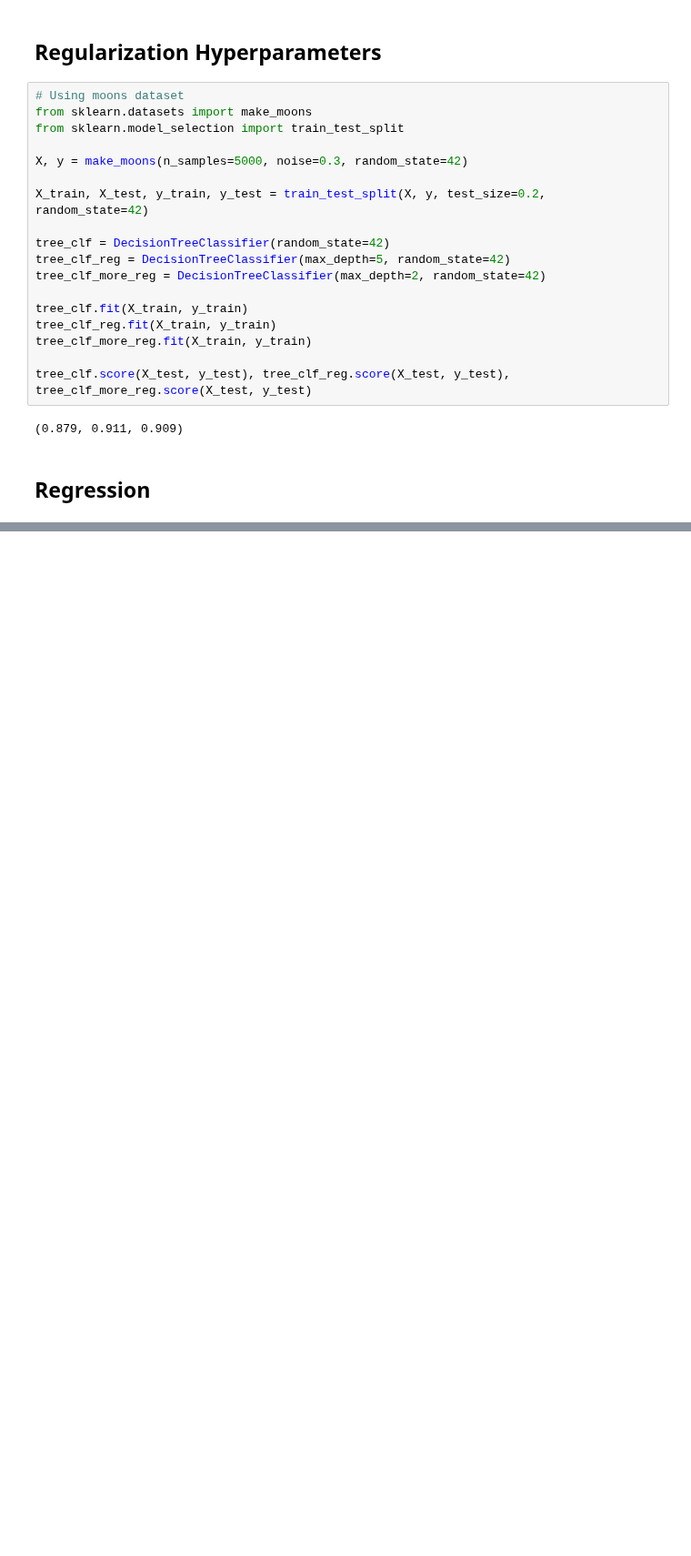
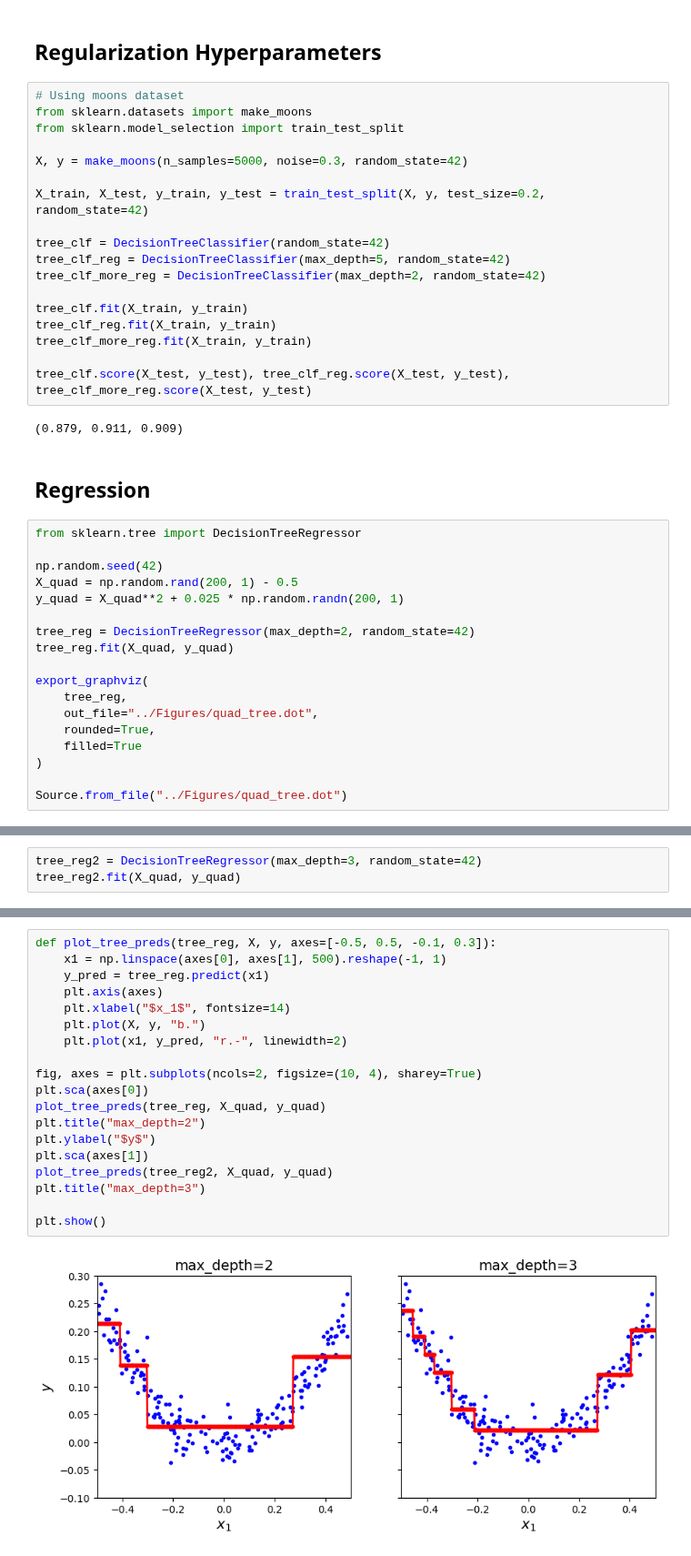
Before and after one commit to MrIsCM/Learning-Machine-Learning, a Jupyter notebook: Notebooks/06_Decision_trees.ipynb, the cells around one changed output, grey strips where cells are left out. Shown at 91% size. Saved outputs shown, nothing was run; the diff lists cells and outputs as text; blank space fills up the shorter version.

```diff
--- a/Notebooks/06_Decision_trees.ipynb
+++ b/Notebooks/06_Decision_trees.ipynb
@@ -127,3 +126,21 @@ tree_clf.score(X_test, y_test), tree_clf_reg.score(X_test, y_test), tree_clf_mor
 (0.879, 0.911, 0.909)
 # %% [markdown]
 ## Regression
+# %%
+from sklearn.tree import DecisionTreeRegressor
+
+np.random.seed(42)
+X_quad = np.random.rand(200, 1) - 0.5
+y_quad = X_quad**2 + 0.025 * np.random.randn(200, 1)
+
+tree_reg = DecisionTreeRegressor(max_depth=2, random_state=42)
+tree_reg.fit(X_quad, y_quad)
+
+export_graphviz(
+	tree_reg,
+	out_file="../Figures/quad_tree.dot",
+	rounded=True,
+	filled=True
+)
+
+Source.from_file("../Figures/quad_tree.dot")
@@ -129,0 +149,3 @@ tree_clf.score(X_test, y_test), tree_clf_reg.score(X_test, y_test), tree_clf_mor
+# %%
+tree_reg2 = DecisionTreeRegressor(max_depth=3, random_state=42)
+tree_reg2.fit(X_quad, y_quad)
@@ -129,0 +162,21 @@ tree_clf.score(X_test, y_test), tree_clf_reg.score(X_test, y_test), tree_clf_mor
+# %%
+def plot_tree_preds(tree_reg, X, y, axes=[-0.5, 0.5, -0.1, 0.3]):
+	x1 = np.linspace(axes[0], axes[1], 500).reshape(-1, 1)
+	y_pred = tree_reg.predict(x1)
+	plt.axis(axes)
+	plt.xlabel("$x_1$", fontsize=14)
+	plt.plot(X, y, "b.")
+	plt.plot(x1, y_pred, "r.-", linewidth=2)
+
+fig, axes = plt.subplots(ncols=2, figsize=(10, 4), sharey=True)
+plt.sca(axes[0])
+plot_tree_preds(tree_reg, X_quad, y_quad)
+plt.title("max_depth=2")
+plt.ylabel("$y$")
+plt.sca(axes[1])
+plot_tree_preds(tree_reg2, X_quad, y_quad)
+plt.title("max_depth=3")
+
+plt.show()
+# %% [output]
+[figure, added]
```
Also changed, not shown: parts of 11 cells of this notebook.
